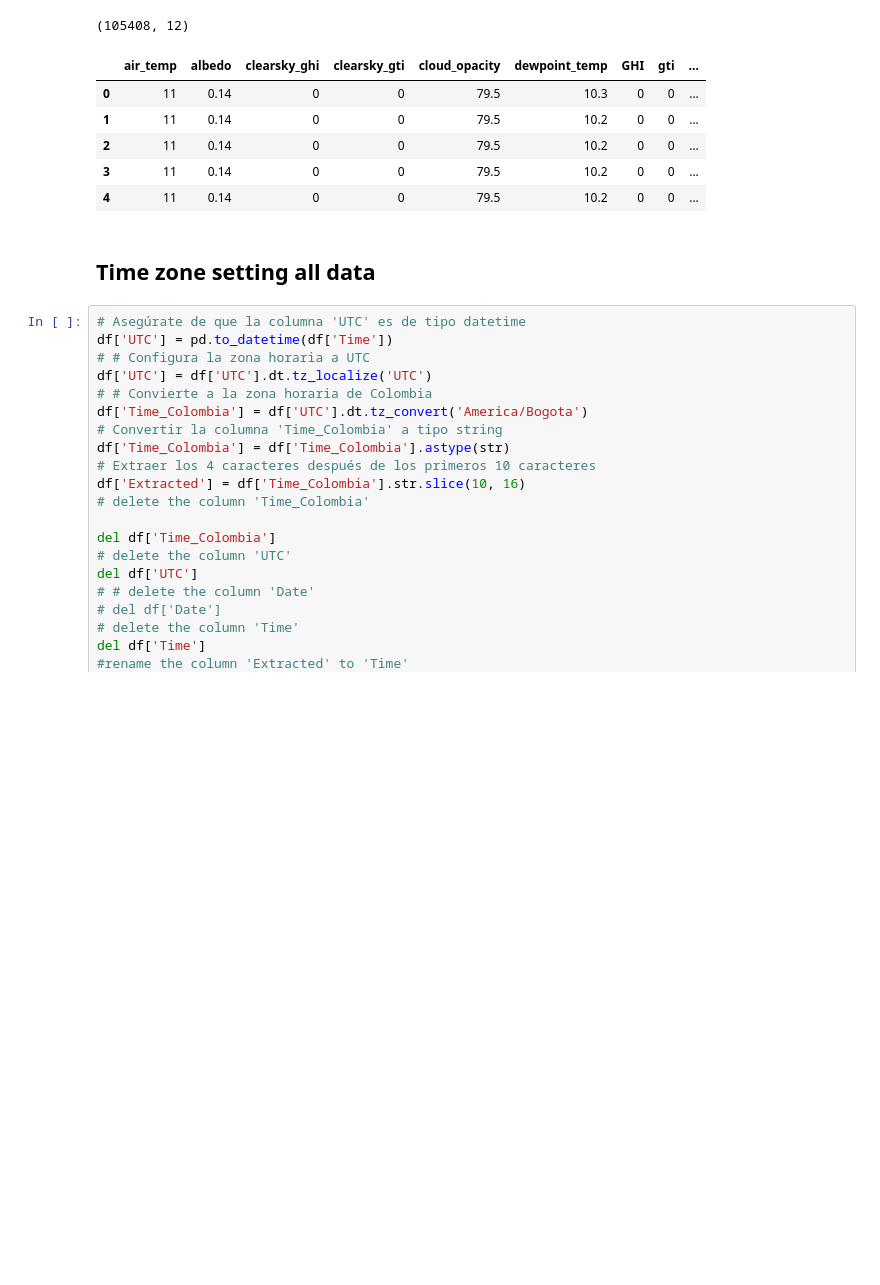
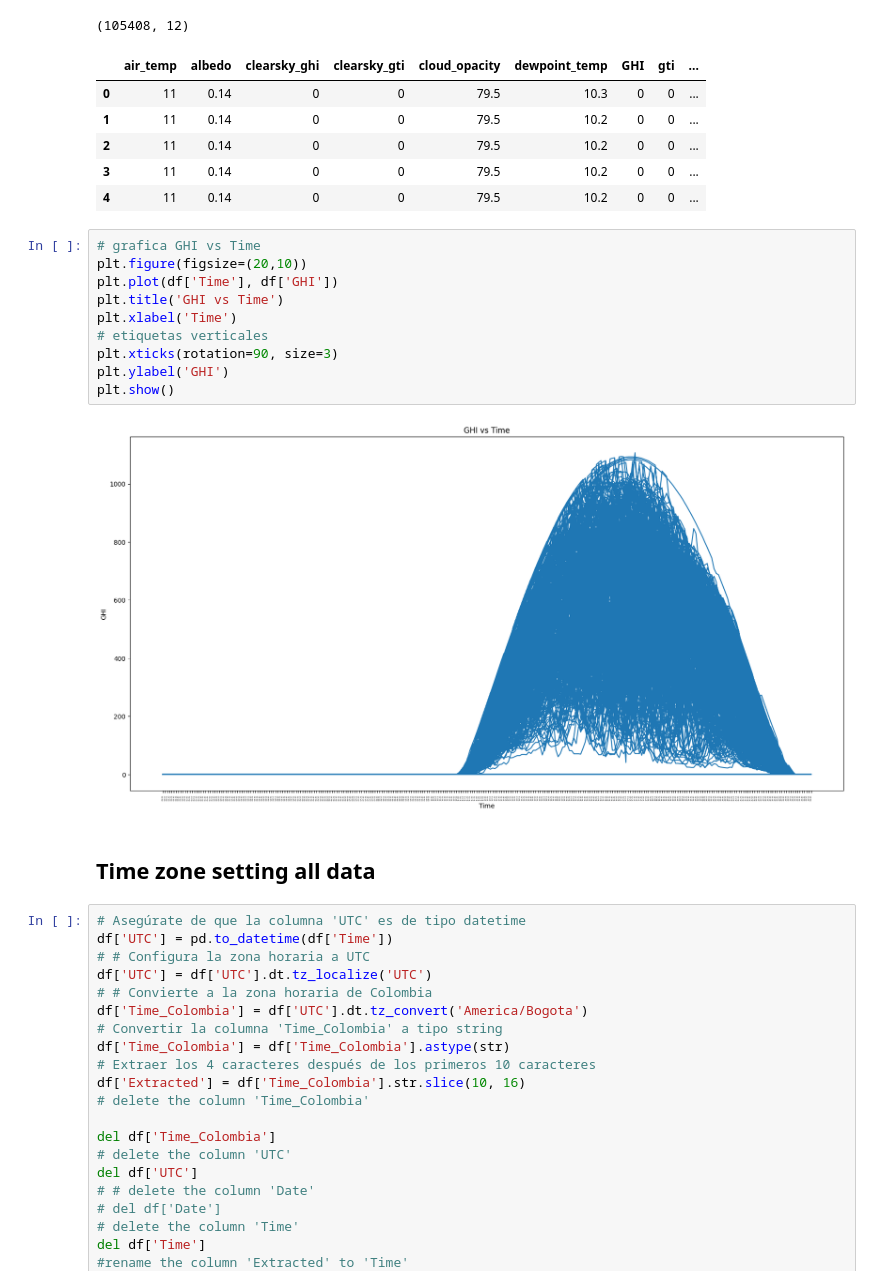
Before and after one commit to GustavoUNAL/Solar-1.233102--77.292833-, a Jupyter notebook: Notebooks/solcast.ipynb, the cells around one changed output. Cells and saved outputs as stored; diff of their text form; blank space fills up the shorter version.

```diff
--- a/Notebooks/solcast.ipynb
+++ b/Notebooks/solcast.ipynb
@@ -47,6 +47,18 @@ df.head()
 | 2 | 11 | 0.14 | 0 | 0 | 79.5 | 10.2 | 0 | 0 | ... |
 | 3 | 11 | 0.14 | 0 | 0 | 79.5 | 10.2 | 0 | 0 | ... |
 | 4 | 11 | 0.14 | 0 | 0 | 79.5 | 10.2 | 0 | 0 | ... |
+# %%
+# grafica GHI vs Time
+plt.figure(figsize=(20,10))
+plt.plot(df['Time'], df['GHI'])
+plt.title('GHI vs Time')
+plt.xlabel('Time')
+# etiquetas verticales
+plt.xticks(rotation=90, size=3)
+plt.ylabel('GHI')
+plt.show()
+# %% [output]
+[figure, added]
 # %% [markdown]
 ## Time zone setting all data
 # %%
```
Also changed, not shown: 17 other files.
